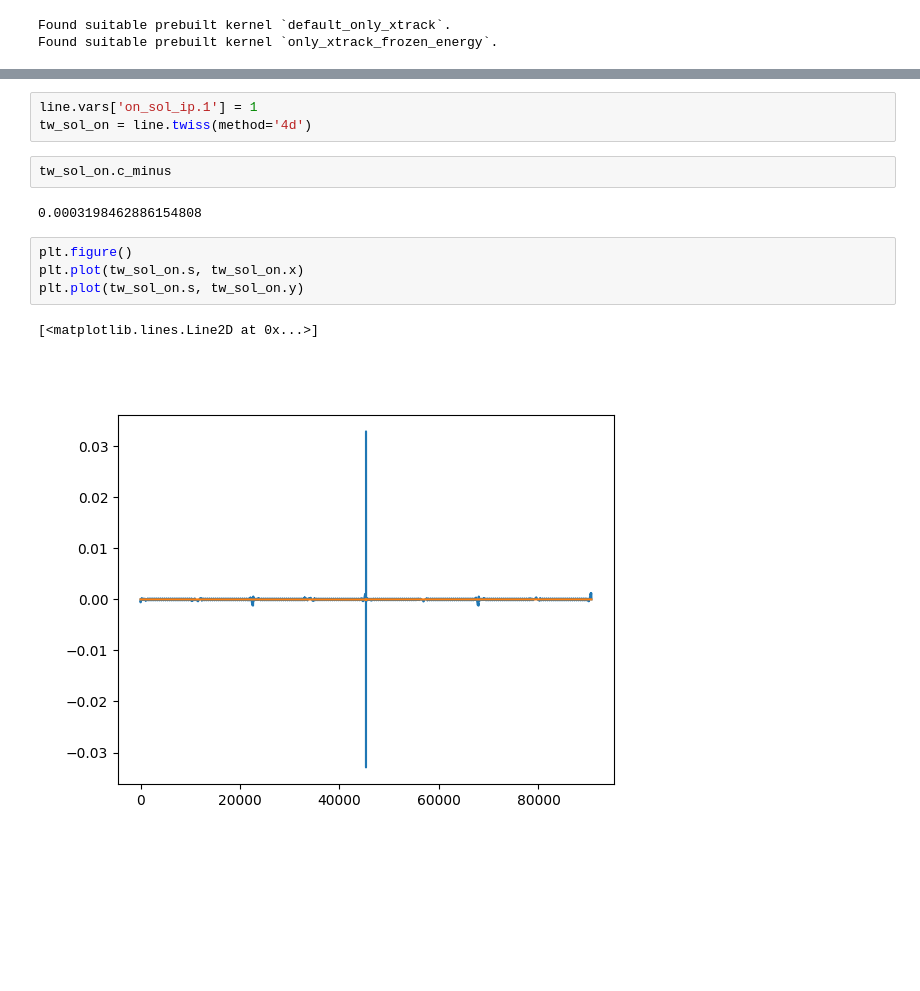
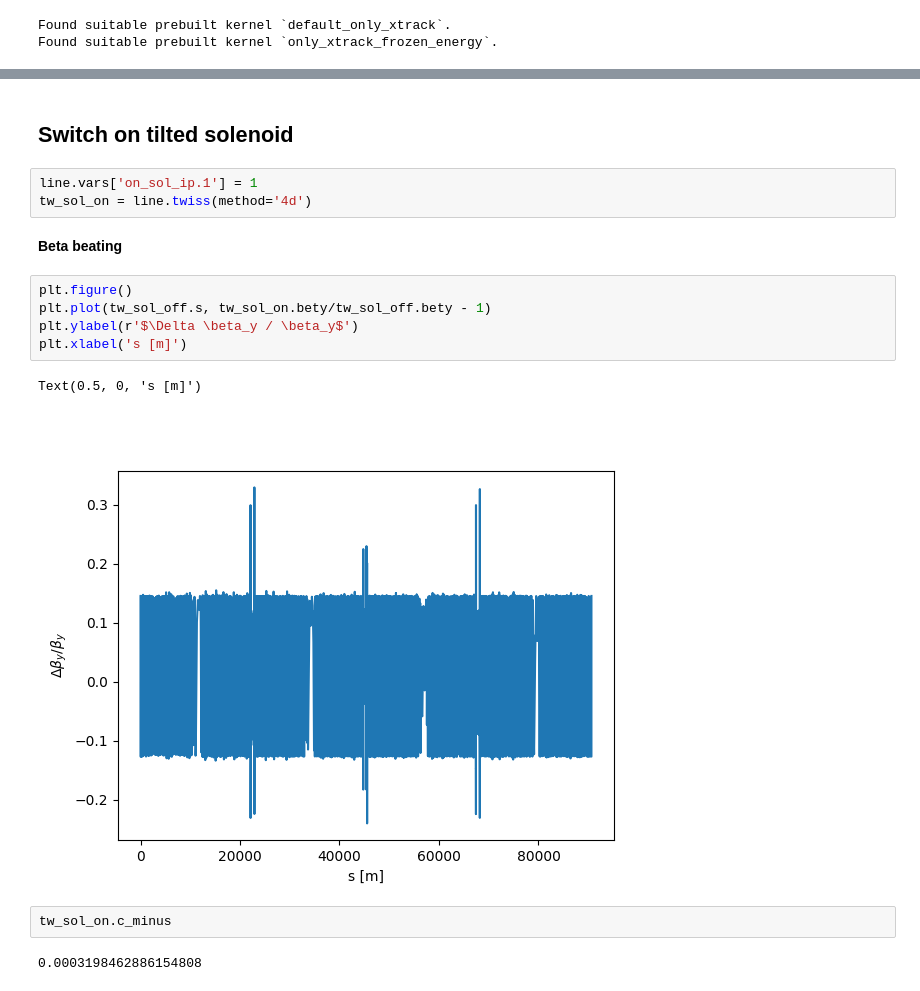
Before and after one commit to xsuite/tutorial_abp_demo, a Jupyter notebook: notebook_00_fccee_solenoid.ipynb, the cells around one changed output, grey strips where cells are left out. Cells and saved outputs as stored; diff of their text form; blank space fills up the shorter version.

```diff
--- a/notebook_00_fccee_solenoid.ipynb
+++ b/notebook_00_fccee_solenoid.ipynb
@@ -31,14 +16,19 @@ ip.4.l               0.000165841 3.15363e-08
+# %% [markdown]
+## Switch on tilted solenoid
 # %%
 line.vars['on_sol_ip.1'] = 1
 tw_sol_on = line.twiss(method='4d')
-# %%
-tw_sol_on.c_minus
-# %% [output]
-0.0003198462886154808
-# %%
-plt.figure()
-plt.plot(tw_sol_on.s, tw_sol_on.x)
-plt.plot(tw_sol_on.s, tw_sol_on.y)
-# %% [output]
-[<matplotlib.lines.Line2D at 0x...>]
-[figure, removed]
+# %% [markdown]
+**Beta beating**
+# %%
+plt.figure()
+plt.plot(tw_sol_off.s, tw_sol_on.bety/tw_sol_off.bety - 1)
+plt.ylabel(r'$\Delta \beta_y / \beta_y$')
+plt.xlabel('s [m]')
+# %% [output]
+Text(0.5, 0, 's [m]')
+[figure, added]
+# %%
+tw_sol_on.c_minus
+# %% [output]
+0.0003198462886154808
```
Also changed, not shown: parts of 18 cells of this notebook.
